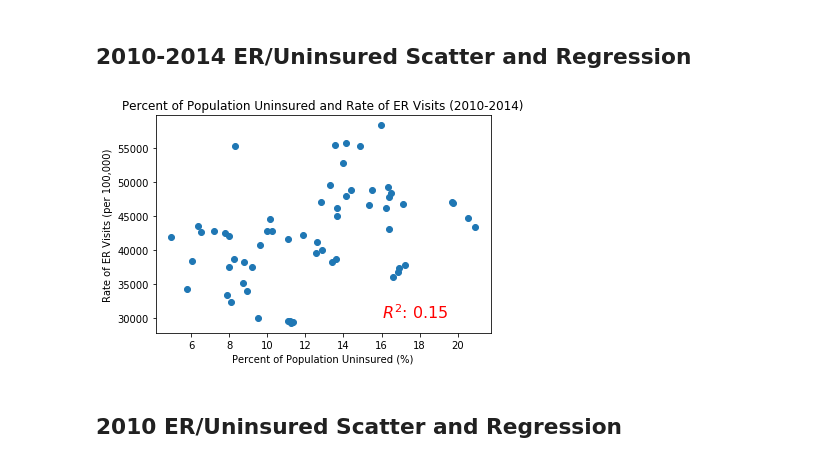
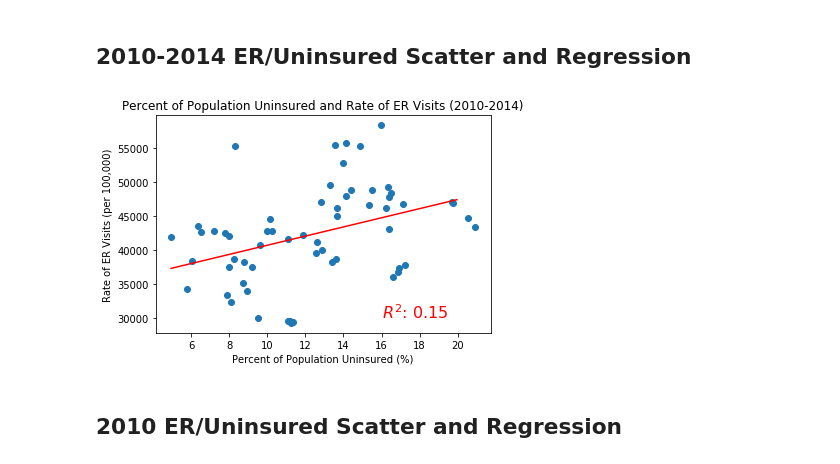
Before and after one commit to TJL30308/DREAM_Project, a Jupyter notebook: ER_Visits_Analysis.ipynb, the cells around one changed output. Cells and saved outputs as stored; diff of their text form; code cells hidden in the pictures.

Commit message:
Added regression to uninsured/ER visits plot.

```diff
--- a/ER_Visits_Analysis.ipynb
+++ b/ER_Visits_Analysis.ipynb
@@ -216,6 +216,7 @@ uninsured_rate.sort_values(by = 2010, ascending = False)
 # pull unisured percentage data points to x_values for plotting and regression analysis
 
 x_values = uninsured_rate[2010].tolist() + uninsured_rate[2011].tolist() + uninsured_rate[2012].tolist() + uninsured_rate[2013].tolist()+ uninsured_rate[2014].tolist()
+x_marks = np.arange(min(x_values), max(x_values))
 # %%
 # pull ER visits rates as y_values for plotting
 
@@ -223,19 +224,19 @@ er_rates = ER_visits_rate[2010].tolist() + ER_visits_rate[2011].tolist() + ER_vi
 # %%
 # plot rate of ER visits to percent of population uninsured and calculate regression
 
 slope, intercept, rvalue, pvalue, stderr = linregress(x_values, er_rates)
 
 plt.title('Percent of Population Uninsured and Rate of ER Visits (2010-2014)')
 plt.ylabel('Rate of ER Visits (per 100,000)')
 plt.xlabel('Percent of Population Uninsured (%)')
 plt.scatter(x_values, er_rates)
-# plt.plot(x_values, intercept + slope * x_values, 'r')
+plt.plot(x_marks, intercept + slope * x_marks, 'r')
 plt.annotate(f'$R^2$: {round(rvalue*rvalue,2)}', (16, 30000), c = 'r', fontsize = 16)
 plt.savefig('Images/ER_visits_uninsured_regress_combined.png')
 
 plt.show()
 # %% [output]
-[figure, old version]
+[figure, new version]
 # %% [markdown]
 ## 2010 ER/Uninsured Scatter and Regression
 # %%
```
Also changed, not shown: 1 other file.
